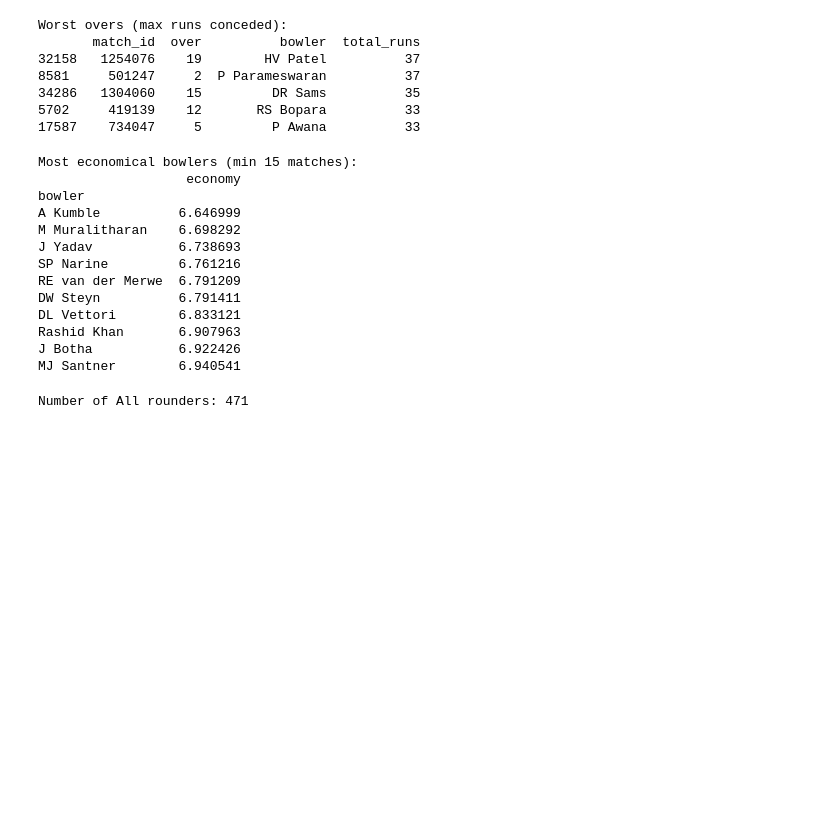
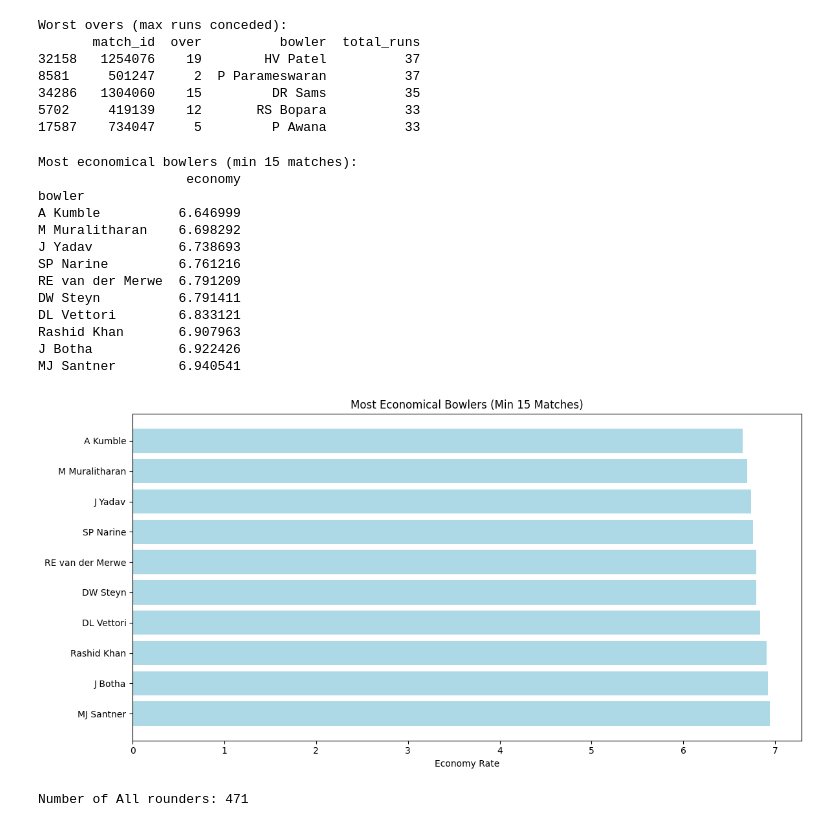
Before and after one commit to Parth-0804/DS_PROJEKT_AIM, a Jupyter notebook: 01_data/GR04_ipynb_Hiregoudar1_Ravaliya2_GoblipurBhanuprakashNag3.ipynb, the cells around one changed output. Cells and saved outputs as stored; diff of their text form; code cells hidden in the pictures; blank space fills up the shorter version.

Commit message:
economical bowler

```diff
--- a/01_data/GR04_ipynb_Hiregoudar1_Ravaliya2_GoblipurBhanuprakashNag3.ipynb
+++ b/01_data/GR04_ipynb_Hiregoudar1_Ravaliya2_GoblipurBhanuprakashNag3.ipynb
@@ -799,28 +799,37 @@ Worst overs (max runs conceded):
 # %%
 #Most economical bowler (min 15 matches -> Almost a season)
 bowler_stats = deliveries.groupby('bowler').agg(
     balls=('ball', 'count'),
     runs=('total_runs', 'sum'),
     matches=('match_id', pd.Series.nunique)
 )
 bowler_stats['economy'] = bowler_stats['runs'] / (bowler_stats['balls'] / 6)
 bowler_stats = bowler_stats[bowler_stats['matches'] >= 15].sort_values('economy').head(10)
 print("Most economical bowlers (min 15 matches):")
 print(bowler_stats[['economy']])
+# Plotting the most economical bowlers
+plt.figure(figsize=(12, 6))
+plt.barh(bowler_stats.index, bowler_stats['economy'], color='lightblue')
+plt.xlabel('Economy Rate')
+plt.title('Most Economical Bowlers (Min 15 Matches)')
+plt.gca().invert_yaxis()
+plt.tight_layout()
+plt.show()
 # %% [output]
 Most economical bowlers (min 15 matches):
                    economy
 bowler
 A Kumble          6.646999
 M Muralitharan    6.698292
 J Yadav           6.738693
 SP Narine         6.761216
 RE van der Merwe  6.791209
 DW Steyn          6.791411
 DL Vettori        6.833121
 Rashid Khan       6.907963
 J Botha           6.922426
 MJ Santner        6.940541
+[figure, added]
 # %%
 #Number of All-rounders
 bat_set = set(deliveries['batter'].unique())
```
